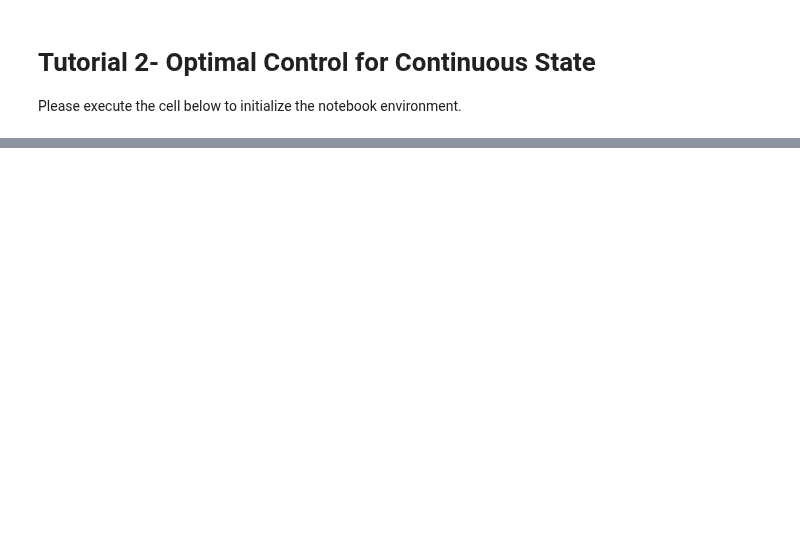
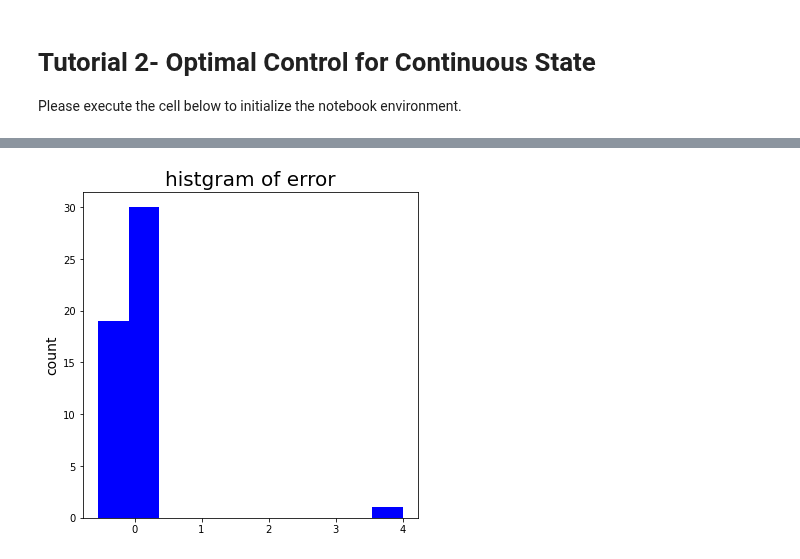
Before and after one commit to zhengww/NeuroMatchAcademy, a Jupyter notebook: Tutorial2_optimal_control_continuous.ipynb, the cells around one changed output, grey strips where cells are left out. Saved outputs shown, nothing was run; the diff lists cells and outputs as text; code cells hidden in the pictures; blank space fills up the shorter version.

```diff
--- a/Tutorial2_optimal_control_continuous.ipynb
+++ b/Tutorial2_optimal_control_continuous.ipynb
@@ -771,0 +170,4 @@ class MyKalmanFilter():
+# %%
+lds_zero.plot_hist(x)
+# %% [output]
+[figure, added]
```
Also changed, not shown: parts of 89 cells of this notebook, 1 other file.
